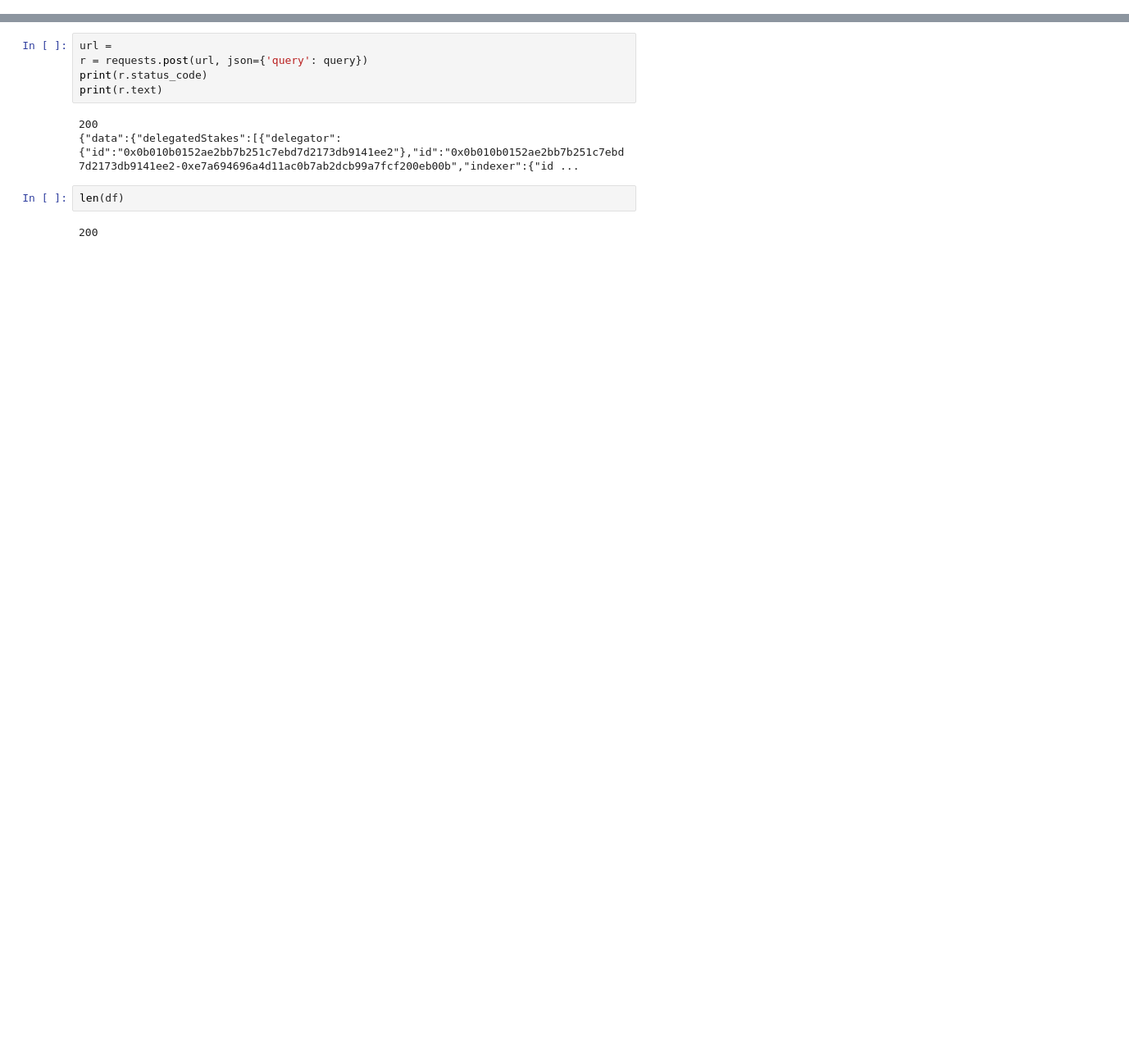
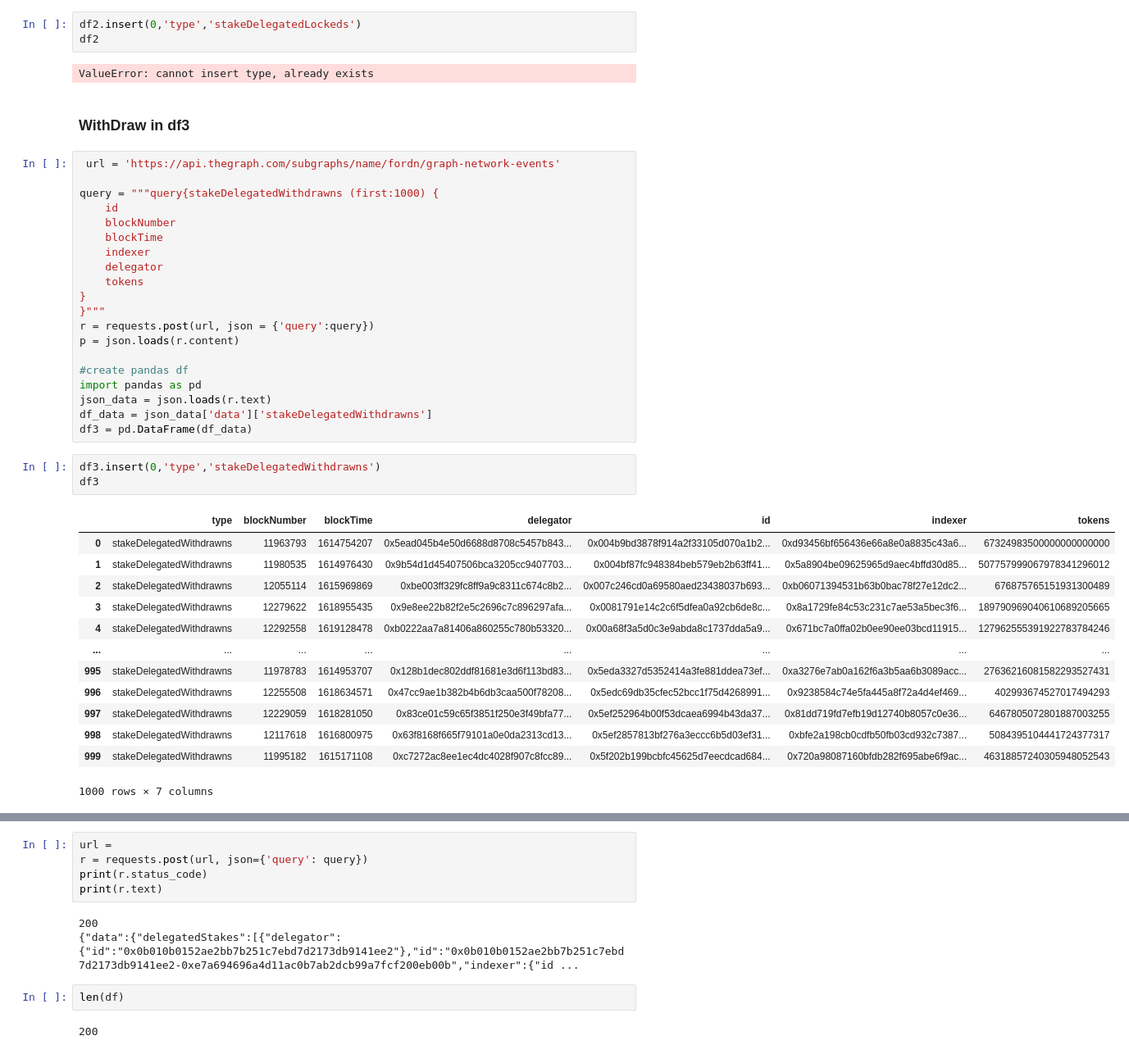
Before and after one commit to BlockScience/TheGraph, a Jupyter notebook: GraphQL_data/data_access.ipynb, the cells around one changed output, grey strips where cells are left out. Shown at 82% size. Saved outputs shown, nothing was run; the diff lists cells and outputs as text; blank space fills up the shorter version.

```diff
--- a/GraphQL_data/data_access.ipynb
+++ b/GraphQL_data/data_access.ipynb
@@ -105,0 +77,44 @@ df.delegator.nunique()
+# %%
+df2.insert(0,'type','stakeDelegatedLockeds')
+df2
+# %% [output]
+ValueError: cannot insert type, already exists
+# %% [markdown]
+### WithDraw in df3
+# %%
+ url = 'https://api.thegraph.com/subgraphs/name/fordn/graph-network-events'
+
+query = """query{stakeDelegatedWithdrawns (first:1000) {
+    id
+    blockNumber
+    blockTime
+    indexer
+    delegator
+    tokens
+}
+}"""
+r = requests.post(url, json = {'query':query})
+p = json.loads(r.content)
+
+#create pandas df
+import pandas as pd
+json_data = json.loads(r.text)
+df_data = json_data['data']['stakeDelegatedWithdrawns']
+df3 = pd.DataFrame(df_data)
+# %%
+df3.insert(0,'type','stakeDelegatedWithdrawns')
+df3
+# %% [output]
+|  | type | blockNumber | blockTime | delegator | id | indexer | tokens |
+| 0 | stakeDelegatedWithdrawns | 11963793 | 1614754207 | 0x5ead045b4e50d6688d8708c5457b843... | 0x004b9bd3878f914a2f33105d070a1b2... | 0xd93456bf656436e66a8e0a8835c43a6... | 67324983500000000000000 |
+| 1 | stakeDelegatedWithdrawns | 11980535 | 1614976430 | 0x9b54d1d45407506bca3205cc9407703... | 0x004bf87fc948384beb579eb2b63ff41... | 0x5a8904be09625965d9aec4bffd30d85... | 507757999067978341296012 |
+| 2 | stakeDelegatedWithdrawns | 12055114 | 1615969869 | 0xbe003ff329fc8ff9a9c8311c674c8b2... | 0x007c246cd0a69580aed23438037b693... | 0xb06071394531b63b0bac78f27e12dc2... | 676875765151931300489 |
+| 3 | stakeDelegatedWithdrawns | 12279622 | 1618955435 | 0x9e8ee22b82f2e5c2696c7c896297afa... | 0x0081791e14c2c6f5dfea0a92cb6de8c... | 0x8a1729fe84c53c231c7ae53a5bec3f6... | 189790969040610689205665 |
+| 4 | stakeDelegatedWithdrawns | 12292558 | 1619128478 | 0xb0222aa7a81406a860255c780b53320... | 0x00a68f3a5d0c3e9abda8c1737dda5a9... | 0x671bc7a0ffa02b0ee90ee03bcd11915... | 127962555391922783784246 |
+| ... | ... | ... | ... | ... | ... | ... | ... |
+| 995 | stakeDelegatedWithdrawns | 11978783 | 1614953707 | 0x128b1dec802ddf81681e3d6f113bd83... | 0x5eda3327d5352414a3fe881ddea73ef... | 0xa3276e7ab0a162f6a3b5aa6b3089acc... | 27636216081582293527431 |
+| 996 | stakeDelegatedWithdrawns | 12255508 | 1618634571 | 0x47cc9ae1b382b4b6db3caa500f78208... | 0x5edc69db35cfec52bcc1f75d4268991... | 0x9238584c74e5fa445a8f72a4d4ef469... | 402993674527017494293 |
+| 997 | stakeDelegatedWithdrawns | 12229059 | 1618281050 | 0x83ce01c59c65f3851f250e3f49bfa77... | 0x5ef252964b00f53dcaea6994b43da37... | 0x81dd719fd7efb19d12740b8057c0e36... | 6467805072801887003255 |
+| 998 | stakeDelegatedWithdrawns | 12117618 | 1616800975 | 0x63f8168f665f79101a0e0da2313cd13... | 0x5ef2857813bf276a3eccc6b5d03ef31... | 0xbfe2a198cb0cdfb50fb03cd932c7387... | 5084395104441724377317 |
+| 999 | stakeDelegatedWithdrawns | 11995182 | 1615171108 | 0xc7272ac8ee1ec4dc4028f907c8fcc89... | 0x5f202b199bcbfc45625d7eecdcad684... | 0x720a98087160bfdb282f695abe6f9ac... | 46318857240305948052543 |
+1000 rows × 7 columns
```
Also changed, not shown: parts of 27 cells of this notebook.
